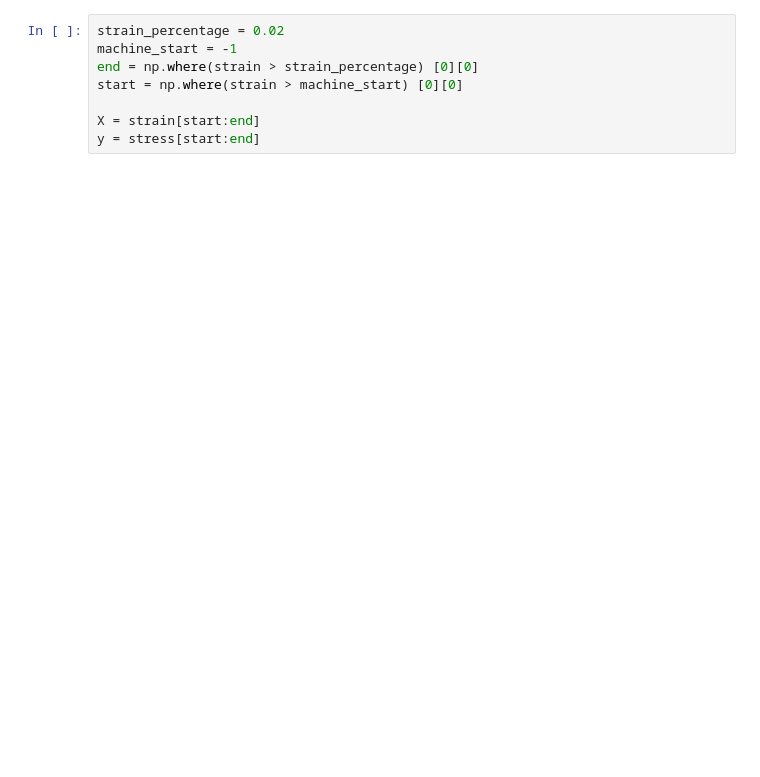
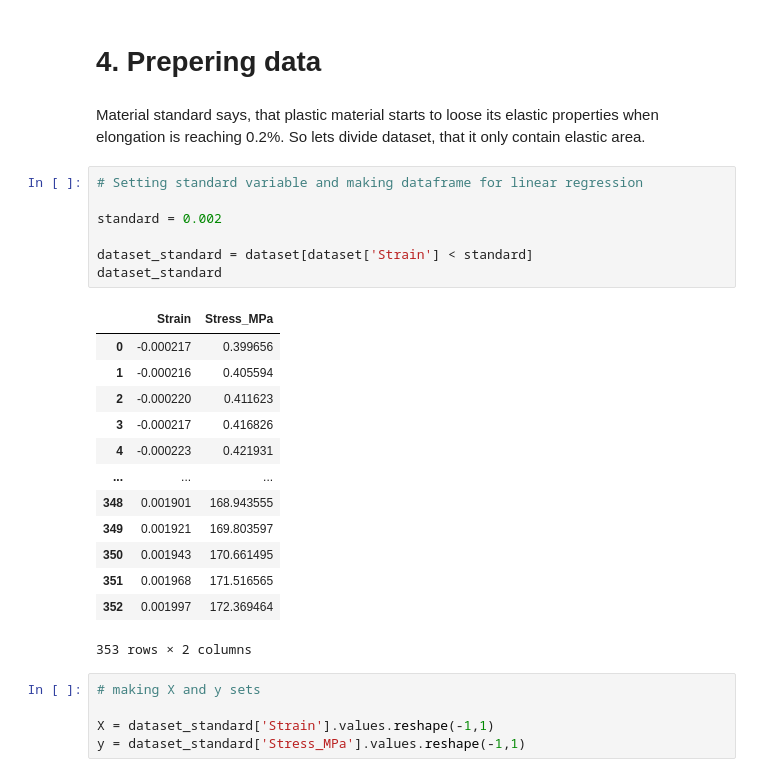
Before and after one commit to paruds/Portfolio, a Jupyter notebook: Getting_Youngs_Modulus.ipynb, the cells around one changed output. Drawn from its saved outputs; the diff is of its cells as text; blank space fills up the shorter version.

```diff
--- a/Getting_Youngs_Modulus.ipynb
+++ b/Getting_Youngs_Modulus.ipynb
@@ -87,9 +57,31 @@ plt.plot(strain,stress)
+# %% [markdown]
+# 4. Prepering data
+# %% [markdown]
+Material standard says, that plastic material starts to loose its elastic properties when elongation is reaching 0.2%. So lets divide dataset, that it only contain elastic area.
+# %%
+# Setting standard variable and making dataframe for linear regression
+
+standard = 0.002
+
+dataset_standard = dataset[dataset['Strain'] < standard]
+dataset_standard
+# %% [output]
+|  | Strain | Stress_MPa |
+| 0 | -0.000217 | 0.399656 |
+| 1 | -0.000216 | 0.405594 |
+| 2 | -0.000220 | 0.411623 |
+| 3 | -0.000217 | 0.416826 |
+| 4 | -0.000223 | 0.421931 |
+| ... | ... | ... |
+| 348 | 0.001901 | 168.943555 |
+| 349 | 0.001921 | 169.803597 |
+| 350 | 0.001943 | 170.661495 |
+| 351 | 0.001968 | 171.516565 |
+| 352 | 0.001997 | 172.369464 |
+353 rows × 2 columns
 # %%
-strain_percentage = 0.02
-machine_start = -1
-end = np.where(strain > strain_percentage) [0][0]
-start = np.where(strain > machine_start) [0][0]
+# making X and y sets
 
-X = strain[start:end]
-y = stress[start:end]
+X = dataset_standard['Strain'].values.reshape(-1,1)
+y = dataset_standard['Stress_MPa'].values.reshape(-1,1)
 # %%
```
Also changed, not shown: parts of 27 cells of this notebook.
